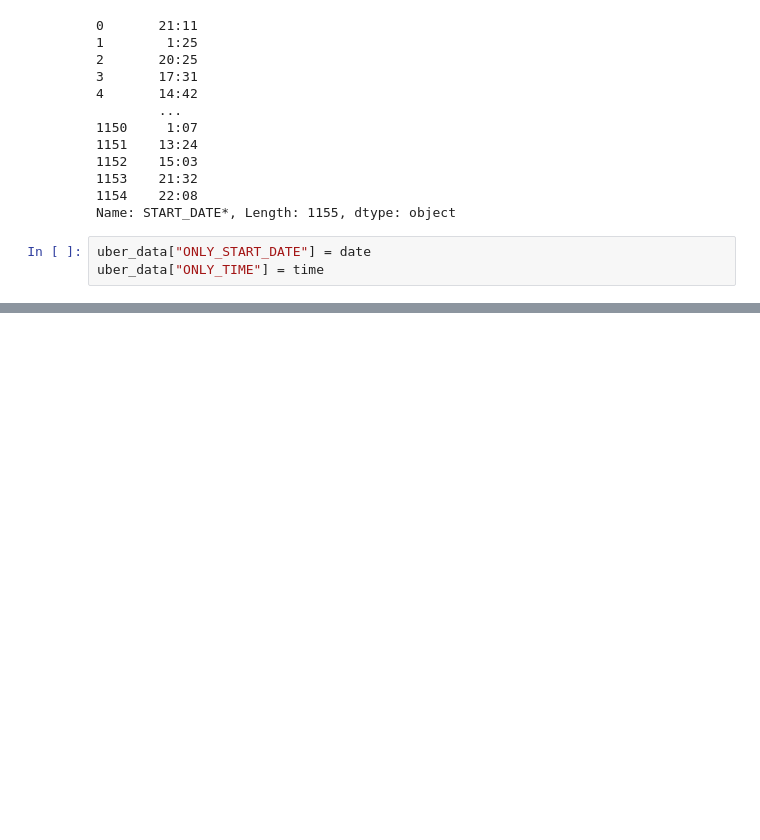
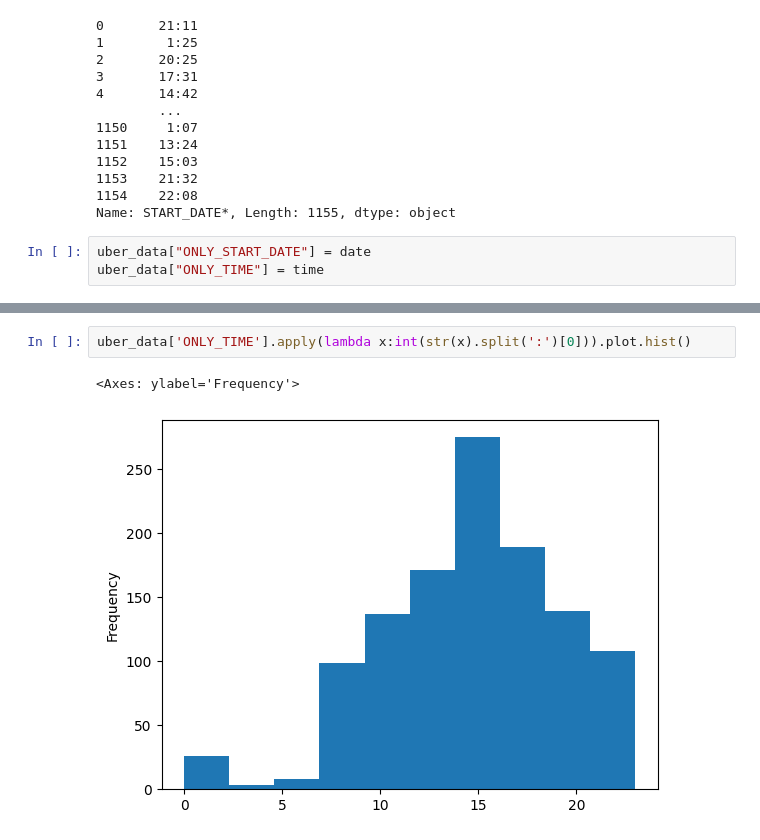
Before and after one commit to gtksolutionstraining/CodinGrad-FDS-3, a Jupyter notebook: Uber Analysis.ipynb, the cells around one changed output, grey strips where cells are left out. Saved outputs shown, nothing was run; the diff lists cells and outputs as text; blank space fills up the shorter version.

```diff
--- a/Uber Analysis.ipynb
+++ b/Uber Analysis.ipynb
@@ -336,0 +359,5 @@ uber_data
+# %%
+uber_data['ONLY_TIME'].apply(lambda x:int(str(x).split(':')[0])).plot.hist()
+# %% [output]
+<Axes: ylabel='Frequency'>
+[figure, added]
```
Also changed, not shown: parts of 6 cells of this notebook.
